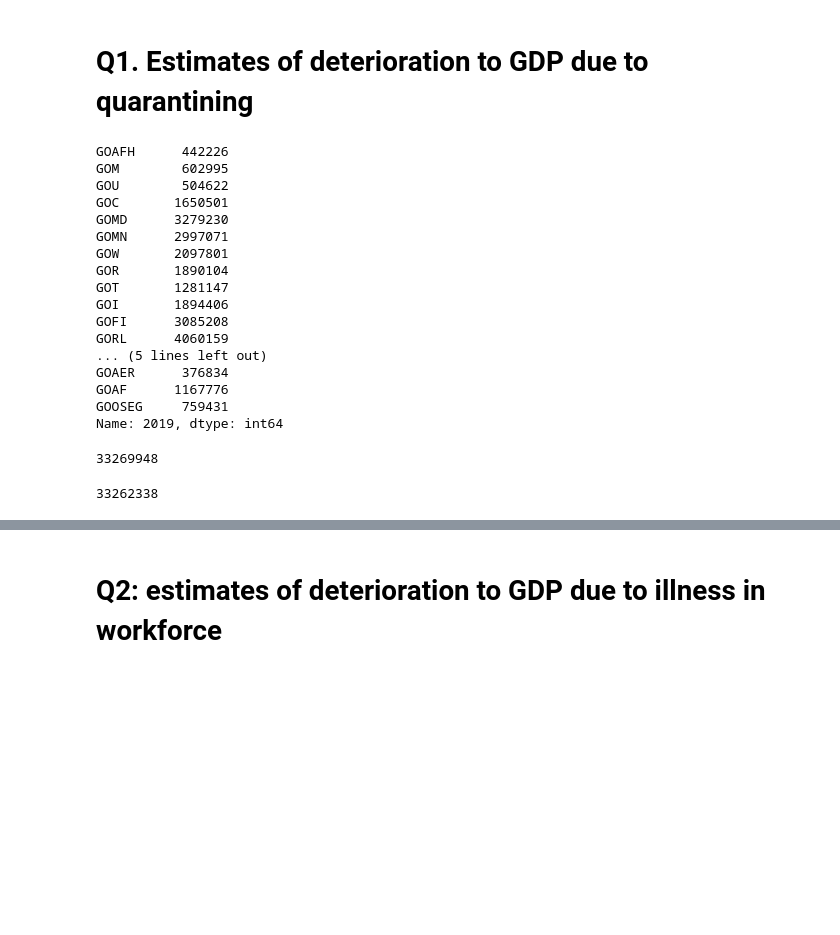
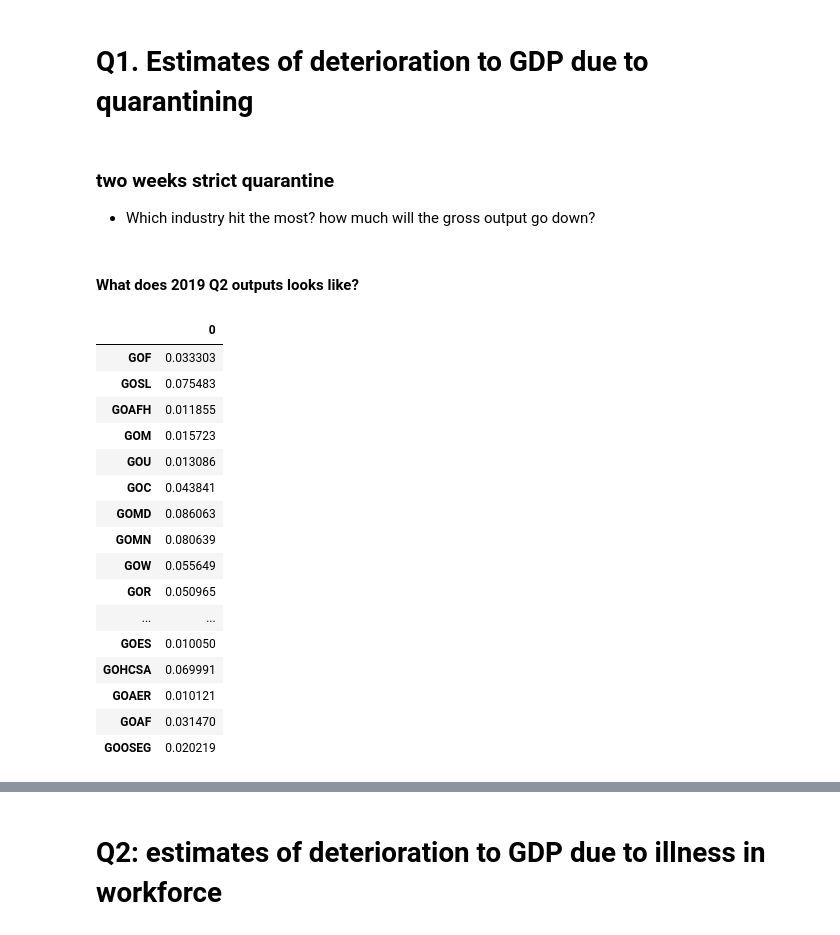
Before and after one commit to xcao38/covid19_analysis, a Jupyter notebook: covid19_eco_analysis.ipynb, the cells around one changed output, grey strips where cells are left out. Saved outputs shown, nothing was run; the diff lists cells and outputs as text; code cells hidden in the pictures; blank space fills up the shorter version.

```diff
--- a/covid19_eco_analysis.ipynb
+++ b/covid19_eco_analysis.ipynb
@@ -181,28 +219,25 @@ def gdp_due_to_quarantine(df, durations, **sectors_pct_change):
-# %%
-go_private_ind_1st_qt.loc[2019]
-# %% [output]
-GOAFH      442226
-GOM        602995
-GOU        504622
-GOC       1650501
-GOMD      3279230
-GOMN      2997071
-GOW       2097801
-GOR       1890104
-GOT       1281147
-GOI       1894406
-GOFI      3085208
-GORL      4060159
-... (5 lines left out)
-GOAER      376834
-GOAF      1167776
-GOOSEG     759431
-Name: 2019, dtype: int64
-# %%
-gdp_due_to_quarantine(go_private_ind_1st_qt.loc[2019],1, GOAFH = -0.2, GOM = -0.03)
-# %% [output]
-33269948
-# %%
-gdp_due_to_quarantine(go_private_ind_1st_qt.loc[2019],2, GOAFH = -0.2, GOM = -0.03)
-# %% [output]
-33262338
+# %% [markdown]
+### two weeks strict quarantine
+- Which industry hit the most? how much will the gross output go down?
+# %% [markdown]
+#### What does 2019 Q2 outputs looks like?
+# %%
+all_indus_2019_q2/all_indus_2019_q2.sum()
+# %% [output]
+|  | 0 |
+| GOF | 0.033303 |
+| GOSL | 0.075483 |
+| GOAFH | 0.011855 |
+| GOM | 0.015723 |
+| GOU | 0.013086 |
+| GOC | 0.043841 |
+| GOMD | 0.086063 |
+| GOMN | 0.080639 |
+| GOW | 0.055649 |
+| GOR | 0.050965 |
+| ... | ... |
+| GOES | 0.010050 |
+| GOHCSA | 0.069991 |
+| GOAER | 0.010121 |
+| GOAF | 0.031470 |
+| GOOSEG | 0.020219 |
```
Also changed, not shown: parts of 41 cells of this notebook.
